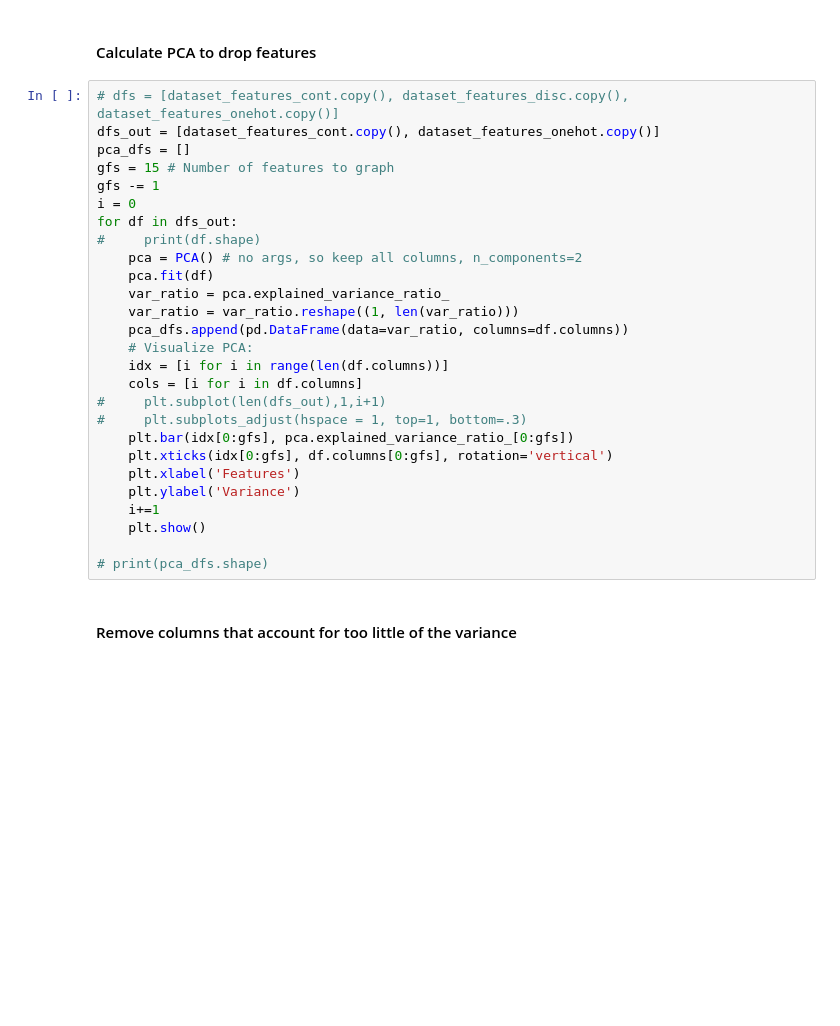
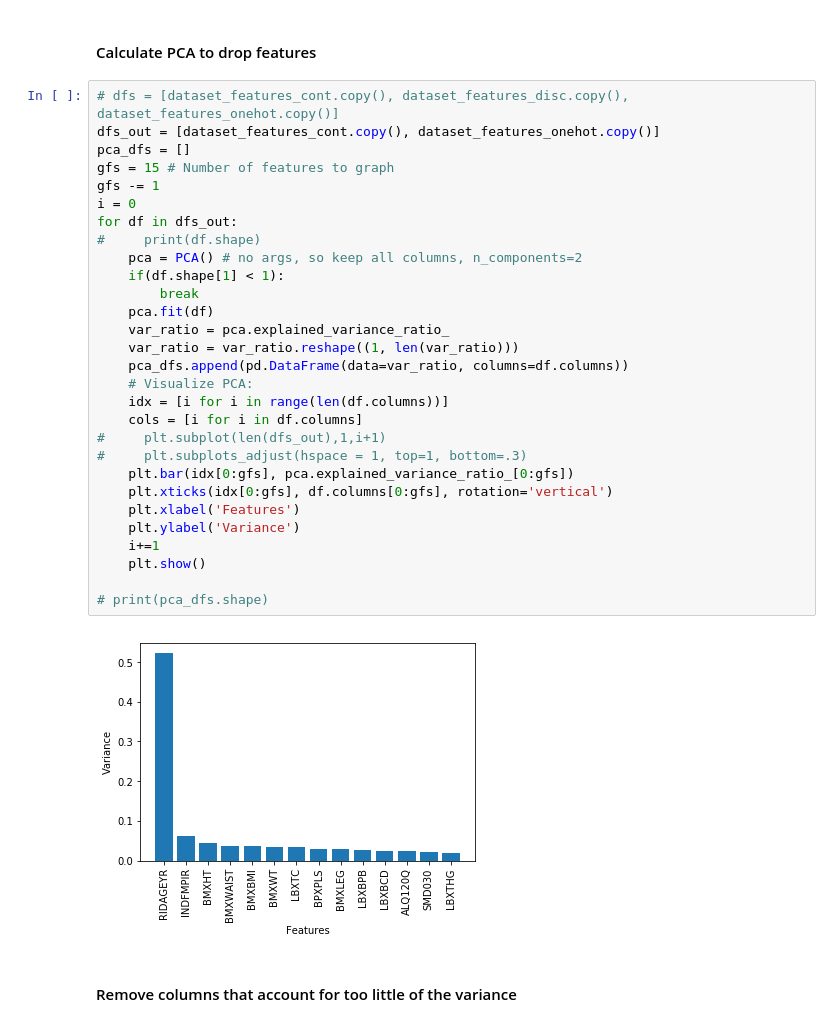
Before and after one commit to allen-n/Opportunistic, a Jupyter notebook: Demo_Dataset.ipynb, the cells around one changed output. Saved outputs shown, nothing was run; the diff lists cells and outputs as text; blank space fills up the shorter version.

```diff
--- a/Demo_Dataset.ipynb
+++ b/Demo_Dataset.ipynb
@@ -147,30 +157,34 @@ print("Categorical features shape: %s "%(dataset_features_onehot.shape,))
 # %%
 # dfs = [dataset_features_cont.copy(), dataset_features_disc.copy(), dataset_features_onehot.copy()]
 dfs_out = [dataset_features_cont.copy(), dataset_features_onehot.copy()]
 pca_dfs = []
 gfs = 15 # Number of features to graph
 gfs -= 1
 i = 0
 for df in dfs_out:
 #     print(df.shape)
     pca = PCA() # no args, so keep all columns, n_components=2
+    if(df.shape[1] < 1):
+        break
     pca.fit(df)
     var_ratio = pca.explained_variance_ratio_
     var_ratio = var_ratio.reshape((1, len(var_ratio)))
     pca_dfs.append(pd.DataFrame(data=var_ratio, columns=df.columns))
     # Visualize PCA:
     idx = [i for i in range(len(df.columns))]
     cols = [i for i in df.columns]
 #     plt.subplot(len(dfs_out),1,i+1)
 #     plt.subplots_adjust(hspace = 1, top=1, bottom=.3)
     plt.bar(idx[0:gfs], pca.explained_variance_ratio_[0:gfs])
     plt.xticks(idx[0:gfs], df.columns[0:gfs], rotation='vertical')
     plt.xlabel('Features')
     plt.ylabel('Variance')
     i+=1
     plt.show()
 
 # print(pca_dfs.shape)
+# %% [output]
+[figure, added]
 # %% [markdown]
 #### Remove columns that account for too little of the variance
 # %%
```
Also changed, not shown: parts of 8 cells of this notebook, 1 other file.
